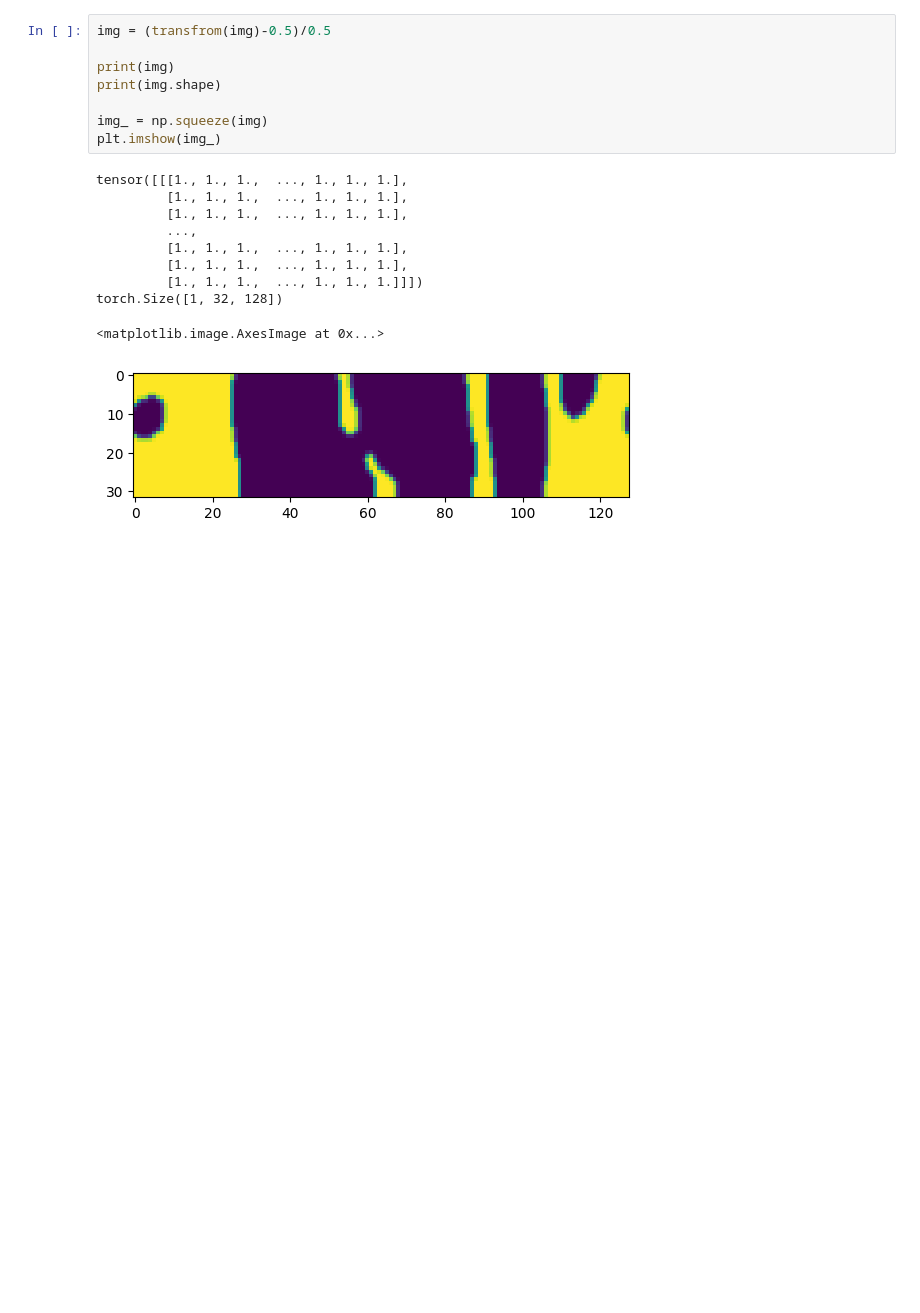
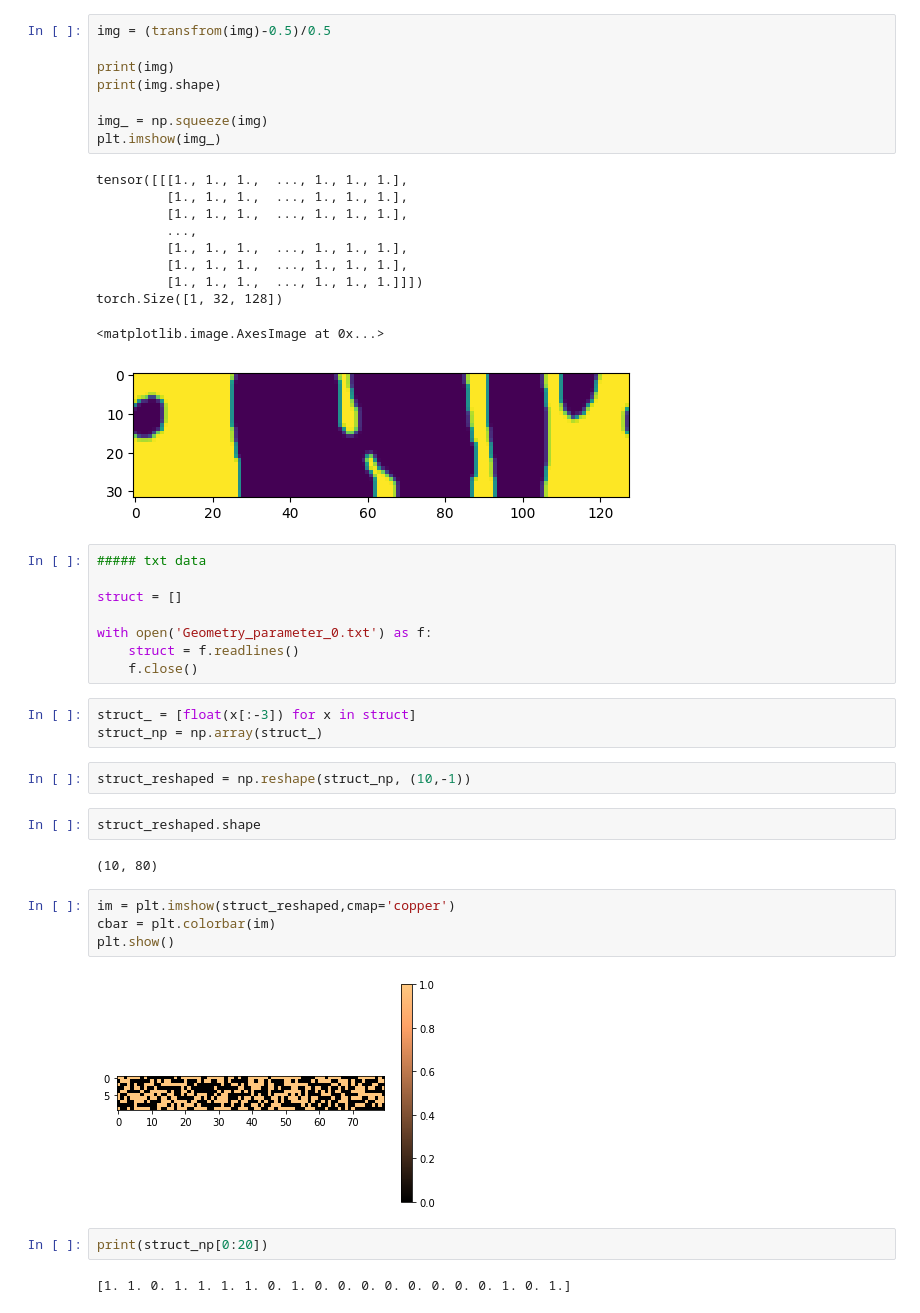
Before and after one commit to dongjin-seo2020/GAN_for_metasurface, a Jupyter notebook: test_data.ipynb, the cells around one changed output. Cells and saved outputs as stored; diff of their text form; blank space fills up the shorter version.

Commit message:
[update] data dimension validation

```diff
--- a/test_data.ipynb
+++ b/test_data.ipynb
@@ -200,3 +195,30 @@ tensor([[[1., 1., 1.,  ..., 1., 1., 1.],
 torch.Size([1, 32, 128])
 <matplotlib.image.AxesImage at 0x...>
 [figure]
+# %%
+##### txt data
+
+struct = []
+
+with open('Geometry_parameter_0.txt') as f:
+    struct = f.readlines()
+    f.close()
+# %%
+struct_ = [float(x[:-3]) for x in struct]
+struct_np = np.array(struct_)
+# %%
+struct_reshaped = np.reshape(struct_np, (10,-1))
+# %%
+struct_reshaped.shape
+# %% [output]
+(10, 80)
+# %%
+im = plt.imshow(struct_reshaped,cmap='copper')
+cbar = plt.colorbar(im)
+plt.show()
+# %% [output]
+[figure, added]
+# %%
+print(struct_np[0:20])
+# %% [output]
+[1. 1. 0. 1. 1. 1. 1. 0. 1. 0. 0. 0. 0. 0. 0. 0. 0. 1. 0. 1.]
```
Also changed, not shown: parts of 3 cells of this notebook.
